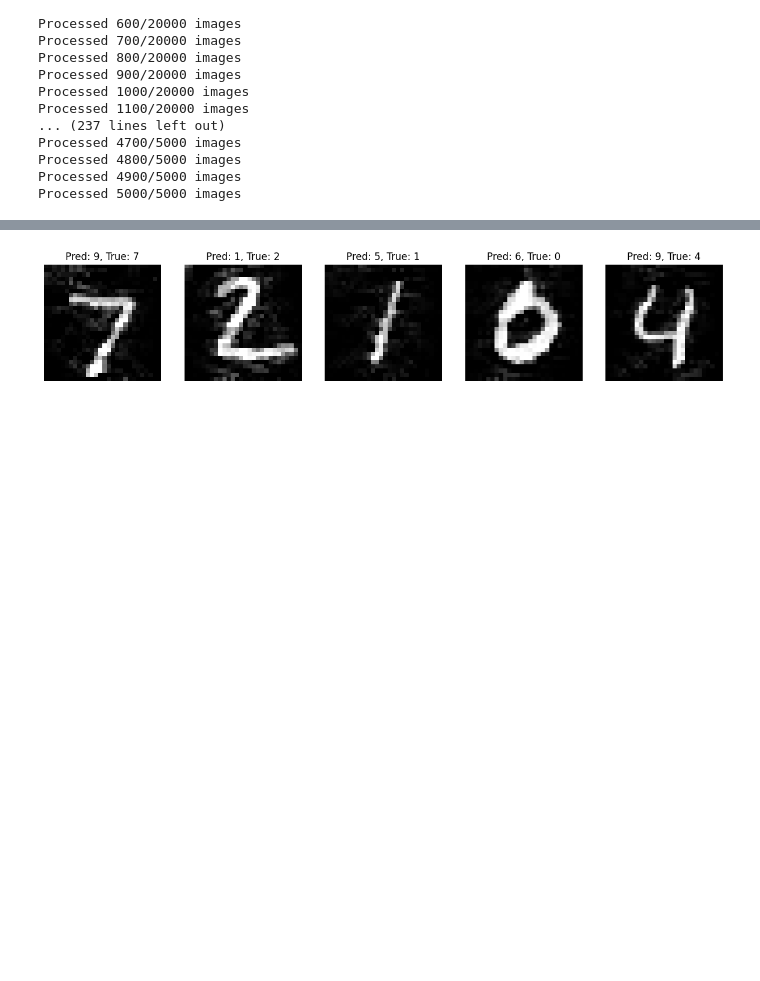
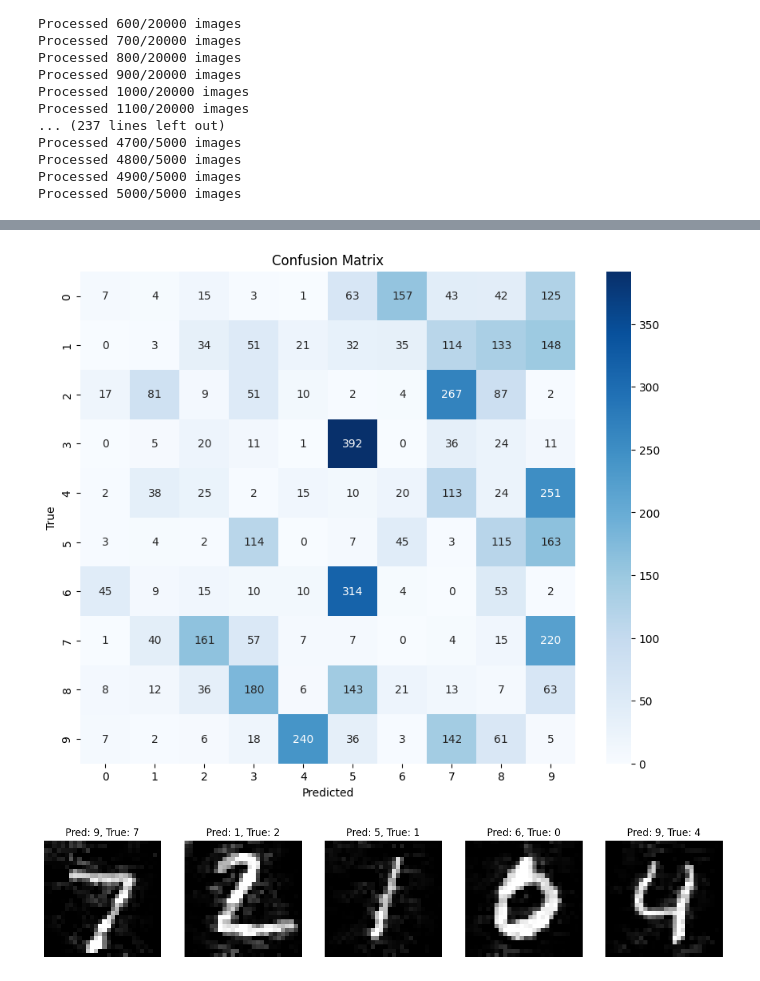
Before and after one commit to josephad2001/AdversarialRobustnessML, a Jupyter notebook: AttackMethods/CW.ipynb, the cells around one changed output, grey strips where cells are left out. Drawn from its saved outputs; the diff is of its cells as text; code cells hidden in the pictures; blank space fills up the shorter version.

Commit message:
Added Confusion Matrices

```diff
--- a/AttackMethods/CW.ipynb
+++ b/AttackMethods/CW.ipynb
@@ -348,6 +348,8 @@ Processed 5000/5000 images
 import numpy as np
 import tensorflow as tf
 import matplotlib.pyplot as plt
+import seaborn as sns
+from sklearn.metrics import confusion_matrix
 
 # Load the perturbed dataset
 perturbed_data = np.load('perturbed_mnist_2LFCN_CW_test.npz')
@@ -367,6 +369,18 @@ predicted_labels = np.argmax(predictions, axis=1)
 accuracy = np.mean(np.equal(predicted_labels, perturbed_labels))
 print(f'Accuracy on perturbed dataset: {accuracy * 100:.2f}%')
 
+# Calculate the confusion matrix
+conf_matrix = confusion_matrix(perturbed_labels, predicted_labels)
+class_names = [str(i) for i in range(10)]  # Assuming you have 10 classes (adjust if needed)
+
+# Create a heatmap using Seaborn
+plt.figure(figsize=(10, 8))
+sns.heatmap(conf_matrix, annot=True, fmt='d', cmap='Blues', xticklabels=class_names, yticklabels=class_names)
+plt.title('Confusion Matrix')
+plt.xlabel('Predicted')
+plt.ylabel('True')
+plt.show()
+
 # Display some examples
 num_examples = 5
 plt.figure(figsize=(15, 4))
@@ -382,5 +396,6 @@ plt.show()
 Accuracy on perturbed dataset: 1.44%
-[figure, old version]
+[figure, new version]
+[figure, added]
 # %%
 import numpy as np
 import tensorflow as tf
```
Also changed, not shown: parts of 4 cells of this notebook, 2 other files.
